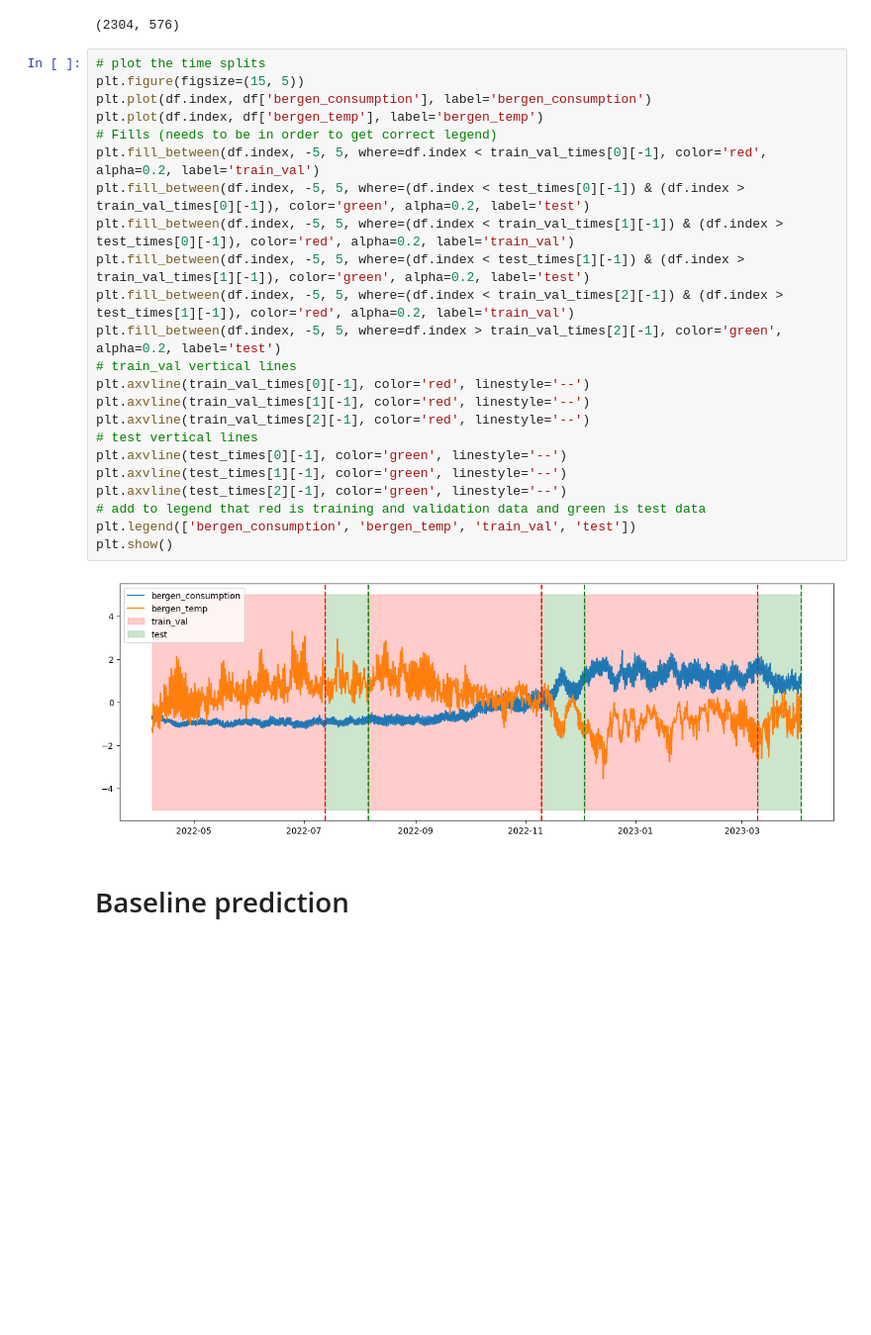
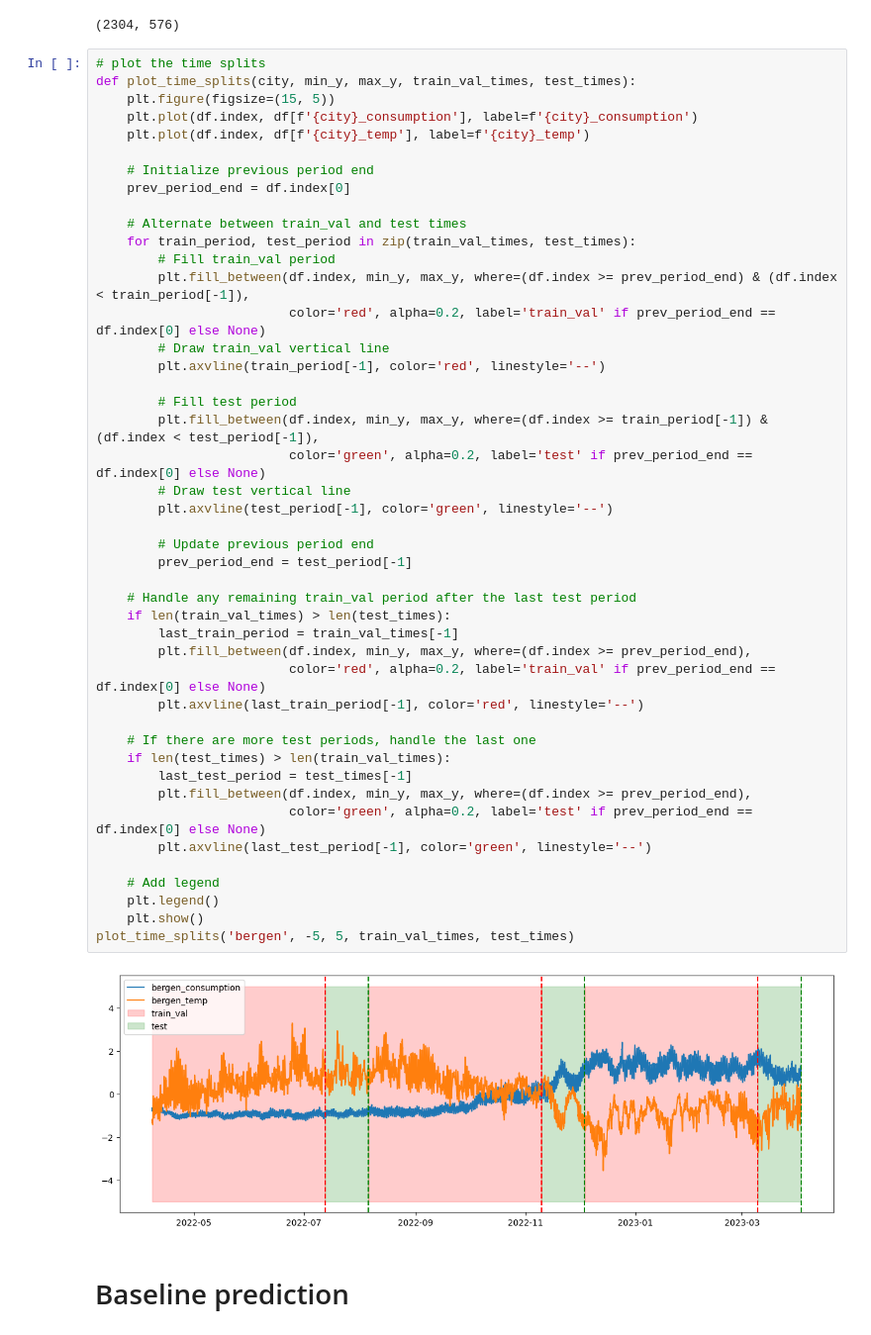
Before and after one commit to SigmaDerivative/energy-consumption-forecast, a Jupyter notebook: analysis.ipynb, the cells around one changed output. Shown at 99% size. Saved outputs shown, nothing was run; the diff lists cells and outputs as text; blank space fills up the shorter version.

Commit message:
better generalized plot of periods and finished tabulized dfs

```diff
--- a/analysis.ipynb
+++ b/analysis.ipynb
@@ -214,31 +216,53 @@ array([['2022-04-07T21:00:00.000000000', '2022-04-07T22:00:00.000000000',
 train_val_times.shape[1], test_times.shape[1]
 # %% [output]
 (2304, 576)
-# %%
-# plot the time splits
-plt.figure(figsize=(15, 5))
-plt.plot(df.index, df['bergen_consumption'], label='bergen_consumption')
-plt.plot(df.index, df['bergen_temp'], label='bergen_temp')
-# Fills (needs to be in order to get correct legend)
-plt.fill_between(df.index, -5, 5, where=df.index < train_val_times[0][-1], color='red', alpha=0.2, label='train_val')
-plt.fill_between(df.index, -5, 5, where=(df.index < test_times[0][-1]) & (df.index > train_val_times[0][-1]), color='green', alpha=0.2, label='test')
-plt.fill_between(df.index, -5, 5, where=(df.index < train_val_times[1][-1]) & (df.index > test_times[0][-1]), color='red', alpha=0.2, label='train_val')
-plt.fill_between(df.index, -5, 5, where=(df.index < test_times[1][-1]) & (df.index > train_val_times[1][-1]), color='green', alpha=0.2, label='test')
-plt.fill_between(df.index, -5, 5, where=(df.index < train_val_times[2][-1]) & (df.index > test_times[1][-1]), color='red', alpha=0.2, label='train_val')
-plt.fill_between(df.index, -5, 5, where=df.index > train_val_times[2][-1], color='green', alpha=0.2, label='test')
-# train_val vertical lines
-plt.axvline(train_val_times[0][-1], color='red', linestyle='--')
-plt.axvline(train_val_times[1][-1], color='red', linestyle='--')
-plt.axvline(train_val_times[2][-1], color='red', linestyle='--')
-# test vertical lines
-plt.axvline(test_times[0][-1], color='green', linestyle='--')
-plt.axvline(test_times[1][-1], color='green', linestyle='--')
-plt.axvline(test_times[2][-1], color='green', linestyle='--')
-# add to legend that red is training and validation data and green is test data
-plt.legend(['bergen_consumption', 'bergen_temp', 'train_val', 'test'])
-plt.show()
-# %% [output]
-[figure, removed]
+# %%
+# plot the time splits
+def plot_time_splits(city, min_y, max_y, train_val_times, test_times):
+    plt.figure(figsize=(15, 5))
+    plt.plot(df.index, df[f'{city}_consumption'], label=f'{city}_consumption')
+    plt.plot(df.index, df[f'{city}_temp'], label=f'{city}_temp')
+
+    # Initialize previous period end
+    prev_period_end = df.index[0]
+
+    # Alternate between train_val and test times
+    for train_period, test_period in zip(train_val_times, test_times):
+        # Fill train_val period
+        plt.fill_between(df.index, min_y, max_y, where=(df.index >= prev_period_end) & (df.index < train_period[-1]),
+                         color='red', alpha=0.2, label='train_val' if prev_period_end == df.index[0] else None)
+        # Draw train_val vertical line
+        plt.axvline(train_period[-1], color='red', linestyle='--')
+
+        # Fill test period
+        plt.fill_between(df.index, min_y, max_y, where=(df.index >= train_period[-1]) & (df.index < test_period[-1]),
+                         color='green', alpha=0.2, label='test' if prev_period_end == df.index[0] else None)
+        # Draw test vertical line
+        plt.axvline(test_period[-1], color='green', linestyle='--')
+
+        # Update previous period end
+        prev_period_end = test_period[-1]
+
+    # Handle any remaining train_val period after the last test period
+    if len(train_val_times) > len(test_times):
+        last_train_period = train_val_times[-1]
+        plt.fill_between(df.index, min_y, max_y, where=(df.index >= prev_period_end),
+                         color='red', alpha=0.2, label='train_val' if prev_period_end == df.index[0] else None)
+        plt.axvline(last_train_period[-1], color='red', linestyle='--')
+
+    # If there are more test periods, handle the last one
+    if len(test_times) > len(train_val_times):
+        last_test_period = test_times[-1]
+        plt.fill_between(df.index, min_y, max_y, where=(df.index >= prev_period_end),
+                         color='green', alpha=0.2, label='test' if prev_period_end == df.index[0] else None)
+        plt.axvline(last_test_period[-1], color='green', linestyle='--')
+
+    # Add legend
+    plt.legend()
+    plt.show()
+plot_time_splits('bergen', -5, 5, train_val_times, test_times)
+# %% [output]
+[figure, added]
 # %% [markdown]
 # Baseline prediction
 # %%
```
Also changed, not shown: parts of 5 cells of this notebook.
